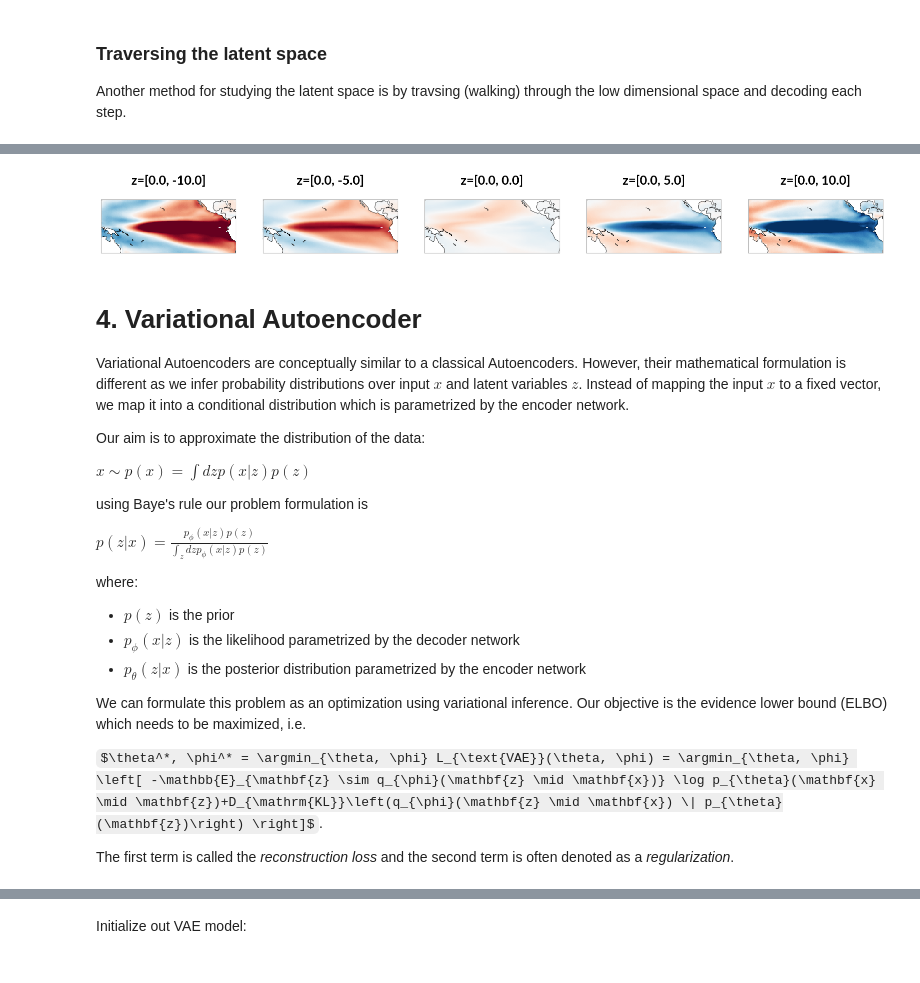
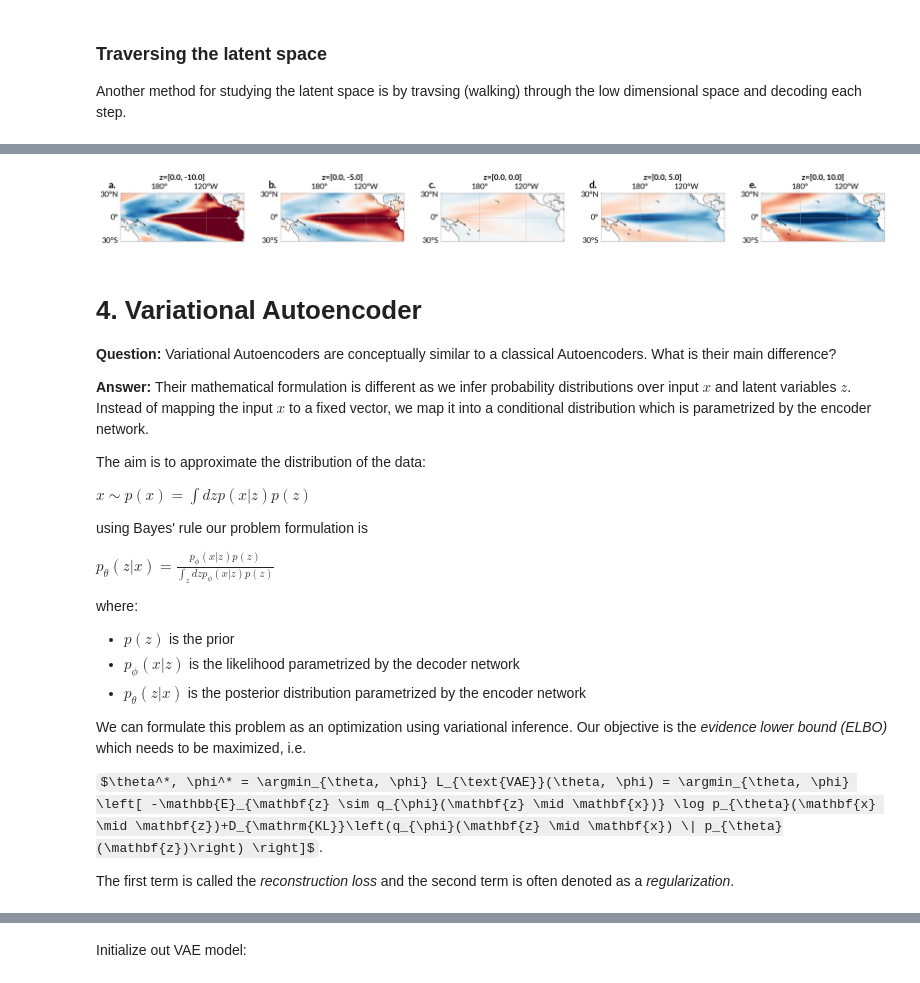
Before and after one commit to fstrnad/lectures, a Jupyter notebook: time_series_lecture/tutorial_vae_ssta.ipynb, the cells around one changed output, grey strips where cells are left out. Saved outputs shown, nothing was run; the diff lists cells and outputs as text; code cells hidden in the pictures; some formulas as TeX source.

Commit message:
Updated question and solutions

```diff
--- a/time_series_lecture/tutorial_vae_ssta.ipynb
+++ b/time_series_lecture/tutorial_vae_ssta.ipynb
@@ -245,5 +283,8 @@ Now we plot the first principal components
 # %%
 num_pcs = 2
+pca = PCA(n_components=num_pcs)
+# This projects the input to the latent space of dimension num_components
+z = pca.fit_transform(X)
 im = gplt.create_multi_plot(nrows=1, ncols=num_pcs, projection='PlateCarree',
                        central_longitude=180, wspace=0.3)
 
@@ -417,16 +456,14 @@ class AE(nn.Module):
         # Encode and decoder input
         x_hat, z = self.forward(x)
         # Mean square error between reconstructed and input
-        rec_loss_pointwise = F.mse_loss(x_hat, x, reduction='none')
-        # Sum of point wise MSE
-        rec_loss = torch.sum(torch.flatten(
-            rec_loss_pointwise, start_dim=1), dim=-1)
+        rec_loss_pointwise = F.mse_loss(x_hat, x, reduction='mean')
 
-        return rec_loss.mean()
+        return rec_loss_pointwise
 # %% [markdown]
 Initialize the AE:
 # %%
-ae = AE(x_dim=x_dim, z_dim=2)
+num_neurons = 256
+ae = AE(x_dim=x_dim, z_dim=2, num_neurons=num_neurons)
 
 print('Encoder:', ae.encoder)
 print('Decoder:', ae.decoder)
@@ -527,7 +566,7 @@ def validate_epoch(model, dataloader):
     return mean_epoch_loss
 # %%
 # The training loop
-training = False
+training = True
 
 epochs = 50
 learning_rate = 0.001
@@ -549,3 +588,10 @@ if training:
             print(f"Val Loss: {val_epoch_loss:.4f}")
         train_loss.append(train_epoch_loss)
         val_loss.append(val_epoch_loss)
+
+# save the weights
+savepath = './weights/ae_weights.pth'
+if training:
+    torch.save(ae.state_dict(), savepath)
+else:
+    ae.load_state_dict(torch.load(savepath))
@@ -695,32 +760,32 @@ tensor([[  0., -10.],
 # %%
 # Decode z
 with torch.no_grad():
     traverse = ae.decoder(z_samples.to(ae.device))
 
 # Plot reconstructions
-fig, axs = gplt.plt.subplots(
-    1, len(z_range), figsize=(len(z_range)*4, 4),
-    subplot_kw=dict(projection=gplt.ctp.crs.PlateCarree(central_longitude=180))
-)
+im = gplt.create_multi_plot(nrows=1, ncols=len(z_range), projection='PlateCarree',
+                            central_longitude=180, wspace=0.3)
+axs = im['ax']
 for i, rec in enumerate(traverse):
     da_rec = train_data.dataset.get_map(rec)
     gplt.plot_map(da_rec, ax=axs[i], vmin=-2, vmax=2, cmap='RdBu_r',
                   title=f"z={z_samples[i].tolist()}")
 # %% [output]
-[figure, old version]
+[figure, new version]
 # %% [markdown]
 # 4. Variational Autoencoder
 
-Variational Autoencoders are conceptually similar to a classical Autoencoders.
-However, their mathematical formulation is different as we infer probability distributions over input $x$ and latent variables $z$. Instead of mapping the input $x$ to a fixed vector, we map it into a conditional distribution which is parametrized by the encoder network.
+**Question:** Variational Autoencoders are conceptually similar to a classical Autoencoders. What is their main difference?
 
-Our aim is to approximate the distribution of the data:
+**Answer:** Their mathematical formulation is different as we infer probability distributions over input $x$ and latent variables $z$. Instead of mapping the input $x$ to a fixed vector, we map it into a conditional distribution which is parametrized by the encoder network.
+
+The aim is to approximate the distribution of the data:
 
 $x \sim p(x) = \int dz p(x|z) p(z)$
 
-using  Baye's rule our problem formulation is
+using Bayes' rule our problem formulation is
 
-$p(z|x) = \frac{p_\phi(x|z) p(z)}{\int_z dz p_\phi(x|z) p(z)}$
+$p_{\theta}(z|x) = \frac{p_\phi(x|z) p(z)}{\int_z dz p_\phi(x|z) p(z)}$
 
 where:
 
@@ -728,7 +793,7 @@ where:
 - $p_\phi(x|z)$ is the likelihood parametrized by the decoder network
 - $p_\theta(z|x)$ is the posterior distribution parametrized by the encoder network
 
-We can formulate this problem as an optimization using variational inference. Our objective is the evidence lower bound (ELBO) which needs to be maximized, i.e.
+We can formulate this problem as an optimization using variational inference. Our objective is the *evidence lower bound (ELBO)* which needs to be maximized, i.e.
 
 $\theta^*, \phi^* = \argmin_{\theta, \phi} L_{\text{VAE}}(\theta, \phi) = \argmin_{\theta, \phi} \left[ -\mathbb{E}_{\mathbf{z} \sim q_{\phi}(\mathbf{z} \mid \mathbf{x})} \log p_{\theta}(\mathbf{x} \mid \mathbf{z})+D_{\mathrm{KL}}\left(q_{\phi}(\mathbf{z} \mid \mathbf{x}) \| p_{\theta}(\mathbf{z})\right) \right]$.
 
```
Also changed, not shown: parts of 41 cells of this notebook.
